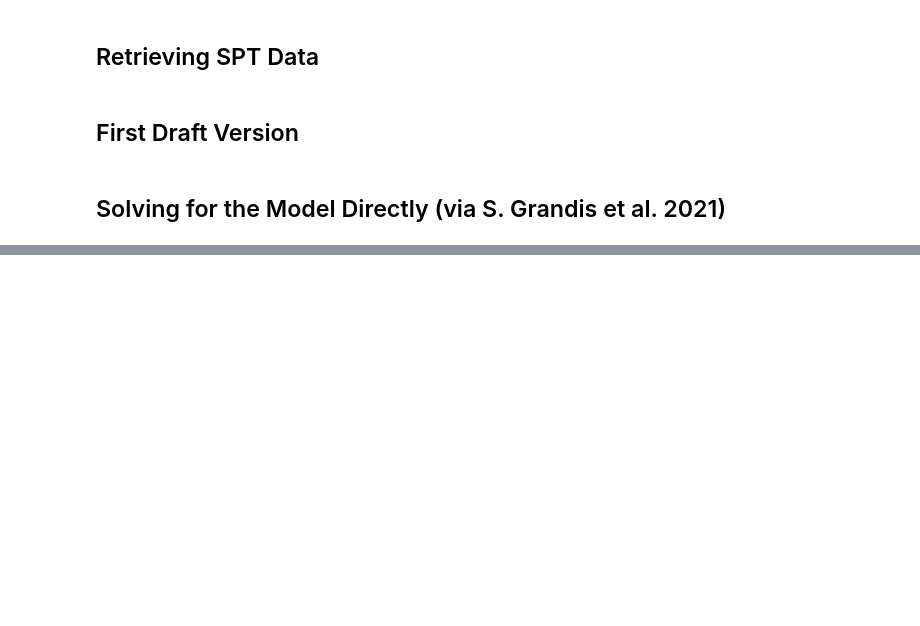
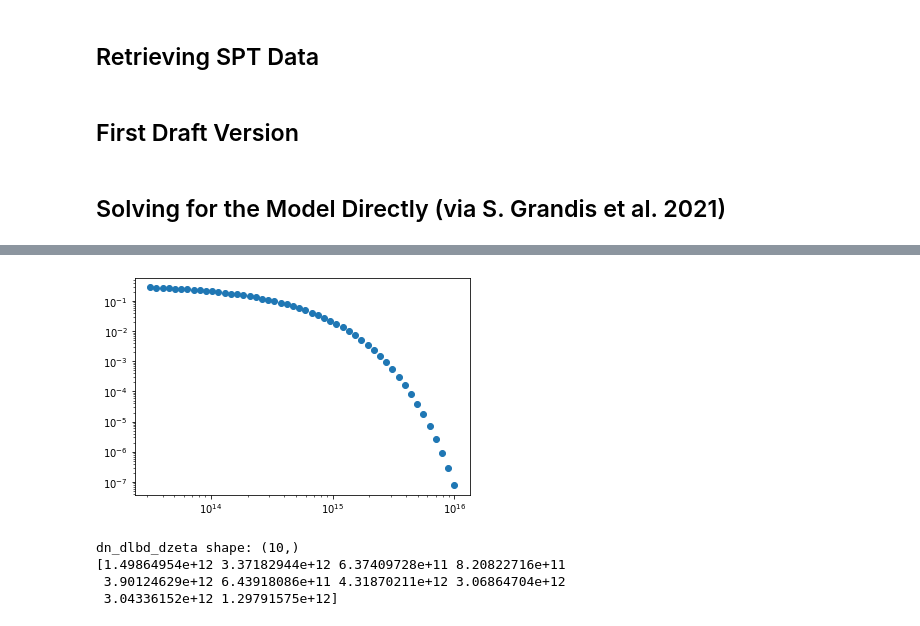
Before and after one commit to allenpinjic/mustar-project, a Jupyter notebook: notebook/SPT_Model_Draft.ipynb, the cells around one changed output, grey strips where cells are left out. Saved outputs shown, nothing was run; the diff lists cells and outputs as text; code cells hidden in the pictures; blank space fills up the shorter version.

```diff
--- a/notebook/SPT_Model_Draft.ipynb
+++ b/notebook/SPT_Model_Draft.ipynb
@@ -198,0 +331,19 @@ ln_zeta_given_M = np.log(A_sze) + (B_sze)*(np.log(M/M0)) + (C_sze)*(np.log(E(z)/
+# %%
+# getting some observational data to debug the code
+Np = 10
+ix = np.where(lambda_chisq>30)[0][:Np] # take 10 points
+
+z = redshift[ix]
+chisi = np.log(sz_signal[ix])
+lbd_hat = np.log(lambda_chisq[ix])
+lbd_err = np.log(lambda_chisqE[ix])
+# %%
+# set up integration vectors
+mvec = np.log(np.logspace(13.5, 16, 50)/M0)
+lbdvec = np.log(np.arange(5., 1.5*np.max(lambda_chisq), 5))
+zetavec = np.log(np.arange(1., 1.3*np.max(chisi), 0.75))
+
+print('Vector size')
+print(mvec.size)
+print(lbdvec.size)
+print(zetavec.size)
@@ -198,0 +355,21 @@ ln_zeta_given_M = np.log(A_sze) + (B_sze)*(np.log(M/M0)) + (C_sze)*(np.log(E(z)/
+# %%
+# setting grid for integration
+mm, zz = np.meshgrid(mvec, z)
+mm2, zz = np.meshgrid(np.exp(mvec)*M0, z)
+lbd_hatt, ll = np.meshgrid(lbd_hat, lbdvec)
+
+# calling predictions;
+ln_lbd_pred = ln_lbd_given_M([A_lambda, B_lambda, C_lambda, scatter_lambda],mm,zz).T
+ln_zeta_pred= ln_zeta_given_M([A_sze, B_sze, C_sze, scatter_sze],mm,zz).T
+
+# need to implement an interpolation scheme
+# for now try np.vectorize(halo_mass_function)
+halo_mass_function2 = np.vectorize(halo_mass_function)
+halo_mass_func = (halo_mass_function2(mm2, zz)*mm2) .T
+
+print('ln_lbd_pred shape:',ln_lbd_pred.shape)
+print('ln_zeta_pred shape:',ln_zeta_pred.shape)
+print('halo_mass_func shape:',halo_mass_func.shape)
+print('Lambda predictions as a function of mass for the first object')
+np.exp(ln_lbd_pred[:,0])
+# halo_mass_func[:,0]
@@ -198,0 +396,7 @@ ln_zeta_given_M = np.log(A_sze) + (B_sze)*(np.log(M/M0)) + (C_sze)*(np.log(E(z)/
+# %%
+plt.scatter(mm2[0],halo_mass_function2(mm2[0],0.))
+# plt.scatter(mvec/M0,halo_mass_function2(mvec,0.1))
+plt.xscale('log')
+plt.yscale('log')
+# %% [output]
+[figure, added]
@@ -198,0 +405,16 @@ ln_zeta_given_M = np.log(A_sze) + (B_sze)*(np.log(M/M0)) + (C_sze)*(np.log(E(z)/
+# %%
+# test function
+# debuging here
+eps  =1e-9
+lbd  = np.mean(lbd_hat)
+zeta = np.mean(chisi)
+dn_dlbd_dzeta = compute_dn_dlbd_dzeta(lbd, zeta, ln_lbd_pred, ln_zeta_pred, halo_mass_func,
+                                      scatter_lambda, scatter_zeta, rho)
+
+print('dn_dlbd_dzeta shape:',dn_dlbd_dzeta.shape)
+print(dn_dlbd_dzeta)
+# %% [output]
+dn_dlbd_dzeta shape: (10,)
+[1.49864954e+12 3.37182944e+12 6.37409728e+11 8.20822716e+11
+ 3.90124629e+12 6.43918086e+11 4.31870211e+12 3.06864704e+12
+ 3.04336152e+12 1.29791575e+12]
```
Also changed, not shown: parts of 19 cells of this notebook.
